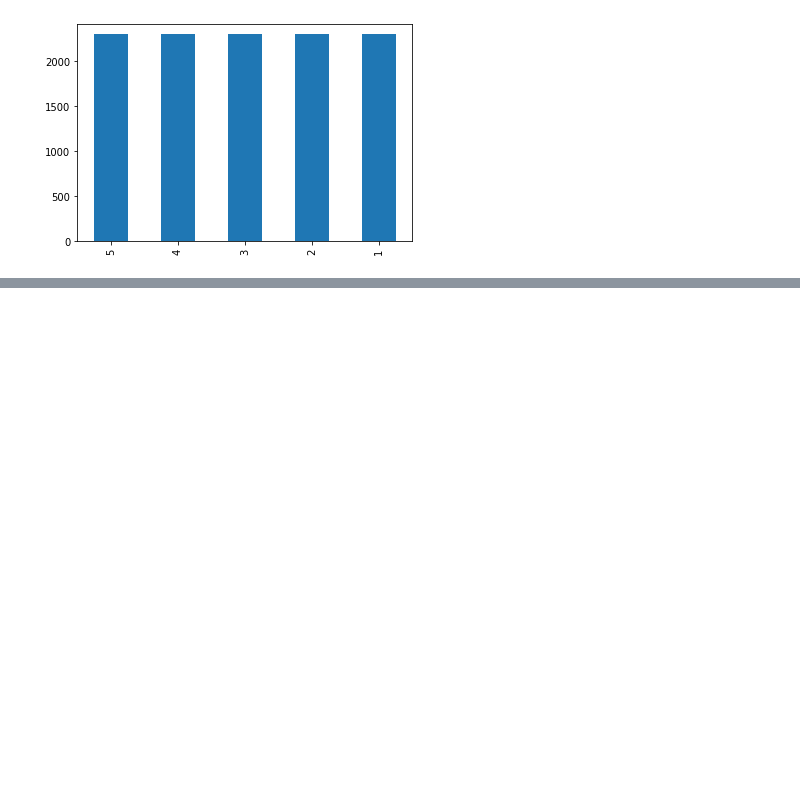
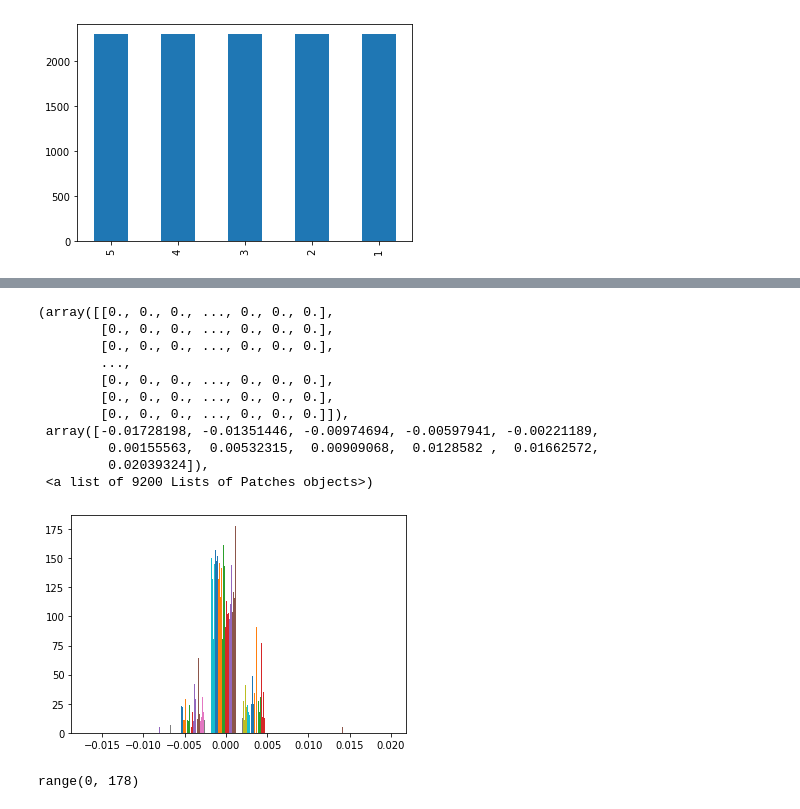
Before and after one commit to OnkarMulay10/EEG_Epilepsy, a Jupyter notebook: EEG_epilepsy.ipynb, the cells around one changed output, grey strips where cells are left out. Cells and saved outputs as stored; diff of their text form; code cells hidden in the pictures; blank space fills up the shorter version.

```diff
--- a/EEG_epilepsy.ipynb
+++ b/EEG_epilepsy.ipynb
@@ -43,0 +75,16 @@ d.iloc[:,:] = Normalizer(norm='l1').fit_transform(d)
+# %%
+matrix2=d_ne.iloc[:,1:179]
+plt.hist(matrix2)
+# %% [output]
+(array([[0., 0., 0., ..., 0., 0., 0.],
+        [0., 0., 0., ..., 0., 0., 0.],
+        [0., 0., 0., ..., 0., 0., 0.],
+        ...,
+        [0., 0., 0., ..., 0., 0., 0.],
+        [0., 0., 0., ..., 0., 0., 0.],
+        [0., 0., 0., ..., 0., 0., 0.]]),
+ array([-0.01728198, -0.01351446, -0.00974694, -0.00597941, -0.00221189,
+         0.00155563,  0.00532315,  0.00909068,  0.0128582 ,  0.01662572,
+         0.02039324]),
+ <a list of 9200 Lists of Patches objects>)
+[figure, added]
@@ -43,0 +98,7 @@ d.iloc[:,:] = Normalizer(norm='l1').fit_transform(d)
+# %%
+#d.info()
+#d.iloc[:,1:]=d.iloc[:,1:].astype(int)
+row=d.iloc[:1,1:179]
+time=range(178)
+# %% [output]
+range(0, 178)
```
Also changed, not shown: parts of 10 cells of this notebook.
